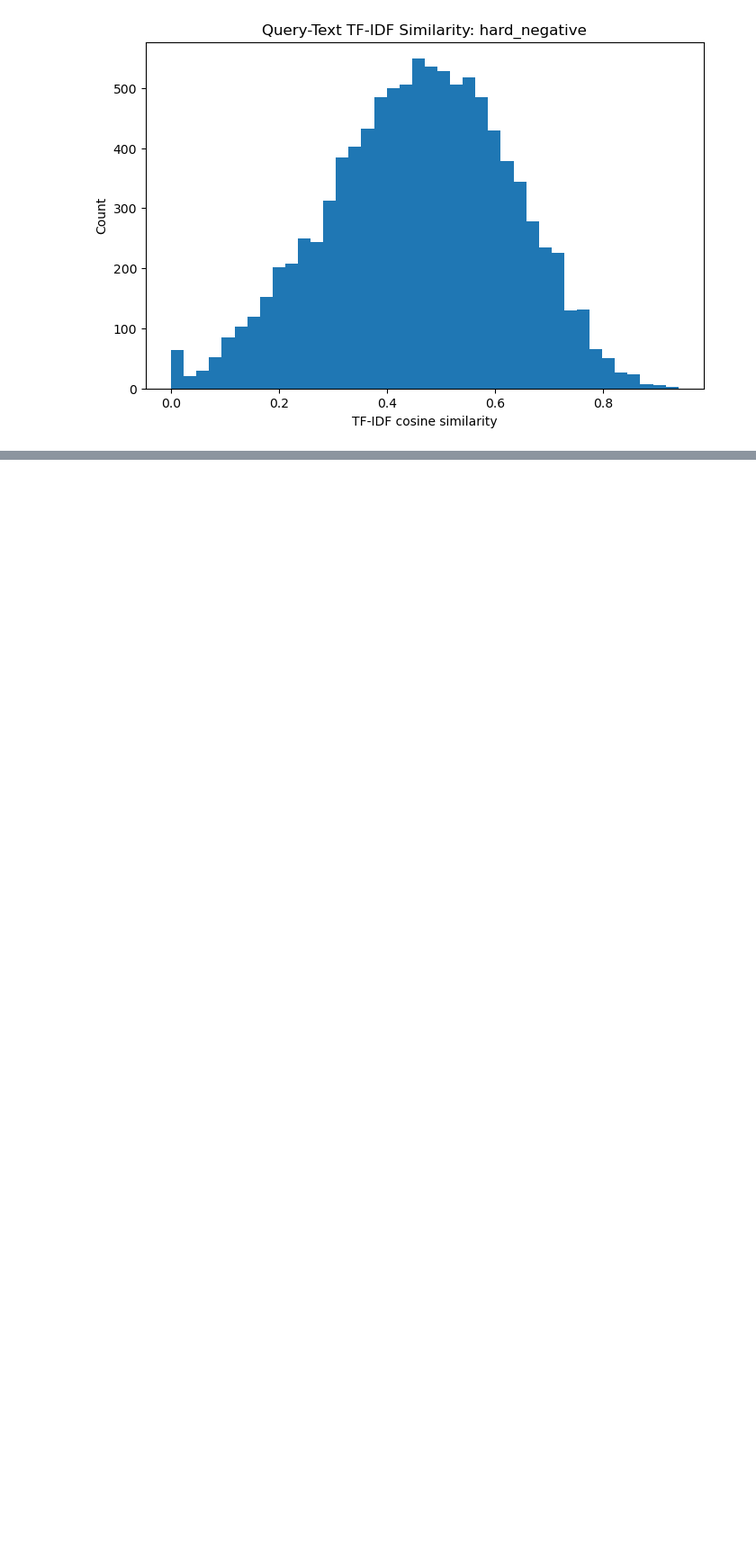
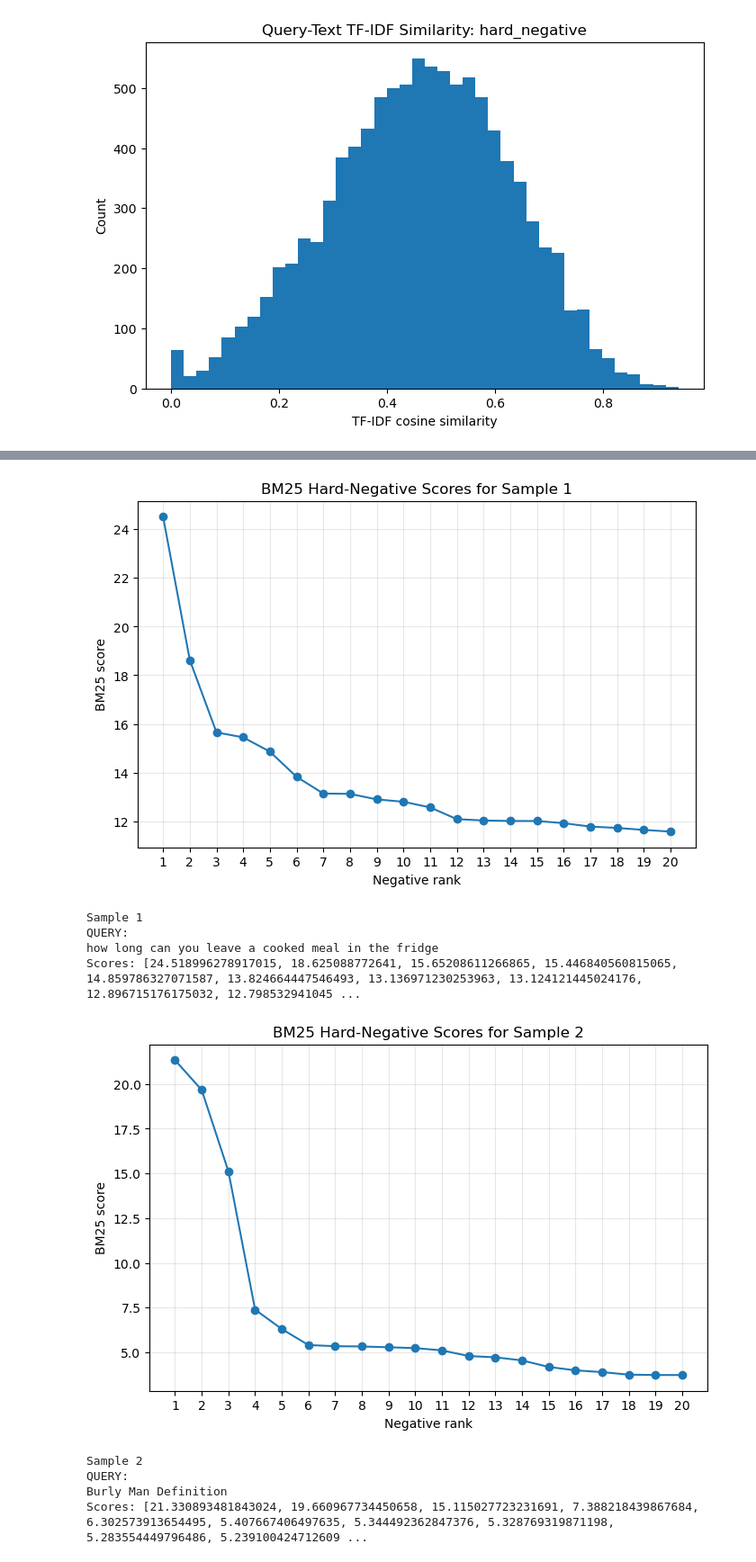
Before and after one commit to Gogotchuri/Neural-Search-Engine, a Jupyter notebook: notebooks/data_analysis.ipynb, the cells around one changed output, grey strips where cells are left out. Shown at 90% size. Drawn from its saved outputs; the diff is of its cells as text; code cells hidden in the pictures; blank space fills up the shorter version.

```diff
--- a/notebooks/data_analysis.ipynb
+++ b/notebooks/data_analysis.ipynb
@@ -573,0 +610,32 @@ Some candidates appear to be false negatives: they are not the selected positive
+# %%
+sample5 = mined_semi_df.sample(n=5, random_state=SEED)
+
+for idx, row in enumerate(sample5.itertuples(index=False), start=1):
+    scores = list(row.hard_negative_scores)
+
+    ranks = range(1, len(scores) + 1)
+
+    plt.figure(figsize=(8, 5))
+    plt.plot(ranks, scores, marker="o")
+    plt.title(f"BM25 Hard-Negative Scores for Sample {idx}")
+    plt.xlabel("Negative rank")
+    plt.ylabel("BM25 score")
+    plt.xticks(ranks)
+    plt.grid(True, alpha=0.3)
+    plt.show()
+
+    print(f"\nSample {idx}")
+    print("QUERY:")
+    print(row.query)
+    print("Scores:", scores)
+# %% [output]
+[figure, added]
+Sample 1
+QUERY:
+how long can you leave a cooked meal in the fridge
+Scores: [24.518996278917015, 18.625088772641, 15.65208611266865, 15.446840560815065, 14.859786327071587, 13.824664447546493, 13.136971230253963, 13.124121445024176, 12.896715176175032, 12.798532941045 ...
+[figure, added]
+Sample 2
+QUERY:
+Burly Man Definition
+Scores: [21.330893481843024, 19.660967734450658, 15.115027723231691, 7.388218439867684, 6.302573913654495, 5.407667406497635, 5.344492362847376, 5.328769319871198, 5.283554449796486, 5.239100424712609 ...
```
Also changed, not shown: parts of 36 cells of this notebook, 5 other files.
